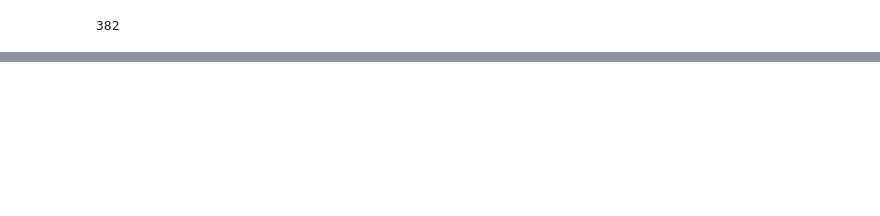
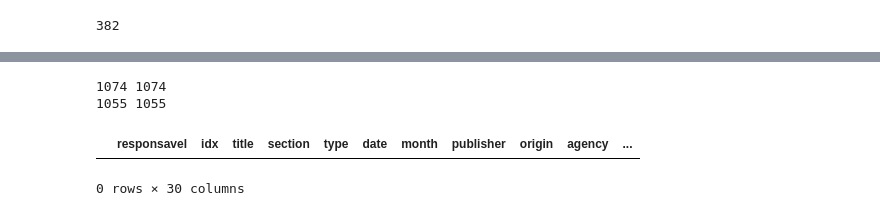
Before and after one commit to HLovisiEnnes/DOU_OMS, a Jupyter notebook: AnaliseDeDados.ipynb, the cells around one changed output, grey strips where cells are left out. Cells and saved outputs as stored; diff of their text form; code cells hidden in the pictures; blank space fills up the shorter version.

```diff
--- a/AnaliseDeDados.ipynb
+++ b/AnaliseDeDados.ipynb
@@ -271,15 +353,0 @@ See the caveats in the documentation: https://pandas.pydata.org/pandas-docs/stab
-# %%
-covid_dt = dt[(dt['mencao_covid'] == True)|(dt['mencao_covid'] == 'Yes')]
-dt_dates_covid = covid_dt[covid_dt['date']!= 'IDEM']
-dt_dates_covid.dropna(subset=['date'], how='all', inplace=True)
-
-
-dates_covid = list(dt_dates_covid['date'])
-dates_new_covid = []
-dates_in_order_covid = []
-
-for date in dates_covid:
-    try:
-        dates_new_covid.append(str(date).split()[0].split('-')[0] + '-' + str(date).split()[0].split('-')[1])
-    except:
-        dates_new_covid.append(str(date).split()[0].split('/')[0] + '-' + str(date).split()[0].split('/')[1])
@@ -544,0 +472,40 @@ len(dt[(dt['origin'] == 'Entidades de Fiscalização do Exercício das Profissõ
+# %%
+dates = dou['date'].to_list() #again, we clean the dates variables
+dates_clean = []
+
+for el in dates:
+    if el == 'IDEM':
+        dates_clean.append(dates_clean[-1])
+    else:
+        dates_clean.append(el)
+
+print(len(dates), len(dates_clean)) #check if all went well
+
+
+'''Change the column of the data set to a clean list'''
+dou['date'] = dates_clean
+dou_dates = dou.copy()
+dou_dates.dropna(subset=['date'], how='all', inplace=True)
+
+
+'''Puts all dates in same format'''
+dates = list(dou_dates['date'])
+dates_new = []
+dates_in_order = []
+
+for date in dates:
+    try:
+        dates_new.append(str(date).split()[0].split('-')[0] + '-' + str(date).split()[0].split('-')[1])
+    except:
+        dates_new.append(str(date).split()[0].split('/')[0] + '-' + str(date).split()[0].split('/')[1])
+
+print(len(dates_new), len(dates))
+
+dou_dates['date'] = dates_new
+dou_dates['date'] = dou_dates['date'].replace(['3-31'], '2022-03') #just an error
+dou_dates[dou_dates['date'] == '3-31']
+# %% [output]
+1074 1074
+1055 1055
+|  | responsavel | idx | title | section | type | date | month | publisher | origin | agency | ... |
+0 rows × 30 columns
```
Also changed, not shown: parts of 66 cells of this notebook, 8 other files.
